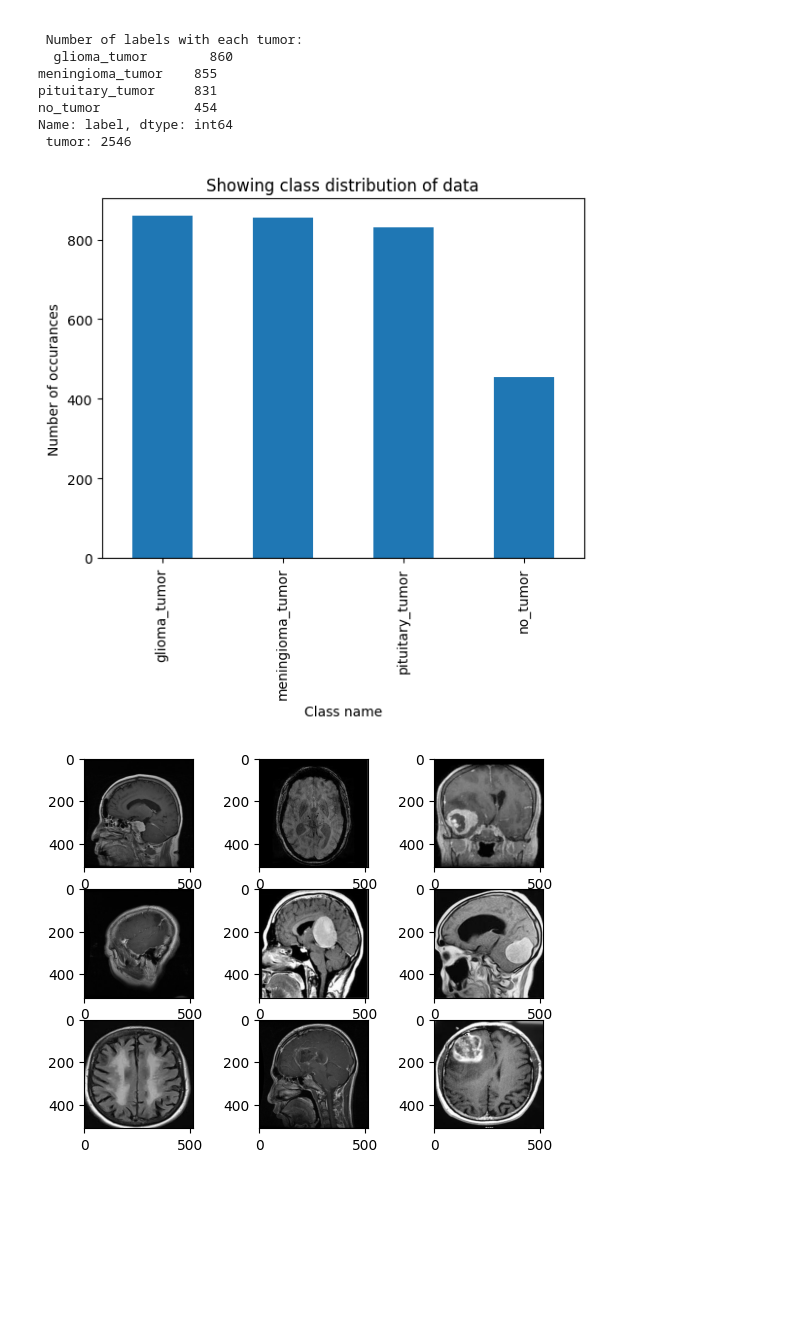
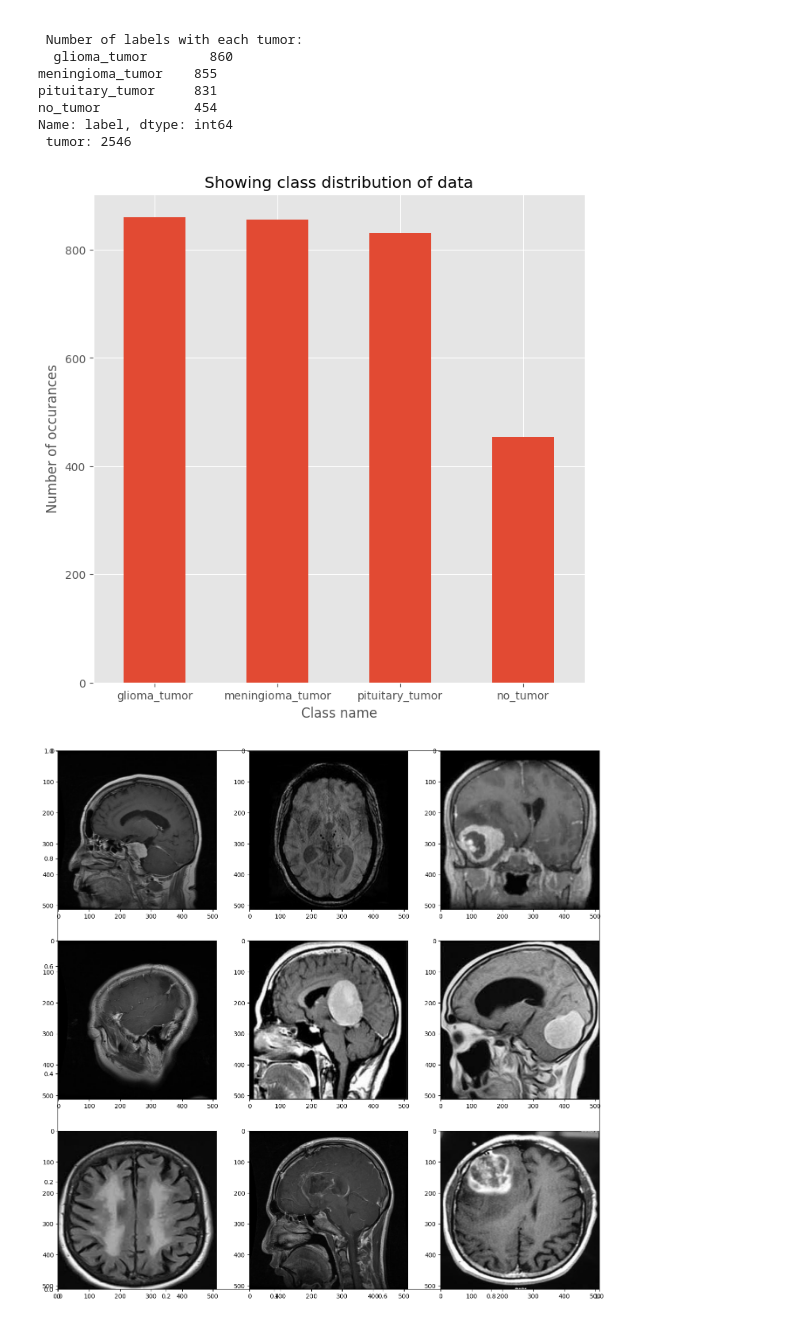
Before and after one commit to tobyloby12/AMLS-assignment, a Jupyter notebook: data_exploration.ipynb, the cells around one changed output. Drawn from its saved outputs; the diff is of its cells as text; code cells hidden in the pictures; blank space fills up the shorter version.

```diff
--- a/data_exploration.ipynb
+++ b/data_exploration.ipynb
@@ -2,6 +2,7 @@
 import numpy as np
 import pandas as pd
 import matplotlib.pyplot as plt
+plt.style.use('ggplot')
 from IPython.display import Image
 from keras.preprocessing.image import load_img
 # %%
@@ -42,22 +43,25 @@ no_tumor            454
 Name: label, dtype: int64
  tumor: 2546
 # %%
+plt.figure(figsize=(8, 8))
 df_labels['label'].value_counts().plot.bar()
 plt.title('Showing class distribution of data')
 plt.xlabel('Class name')
 plt.ylabel('Number of occurances')
+plt.xticks(rotation=0)
 plt.show()
 # %% [output]
-[figure, old version]
+[figure, new version]
 # %%
 # showing example images and checking for size
-fig = plt.figure()
+fig = plt.figure(figsize=(16, 16))
+plt.grid(False)
 for i in range(0, 9):
     fig.add_subplot(3, 3, i+1)
     img_path = f'./dataset/image/IMAGE_000{i}.jpg'
     img = load_img(img_path)
     plt.imshow(img)
 
 plt.show()
 # %% [output]
-[figure, old version]
+[figure, new version]
```
Also changed, not shown: 5 other files.
